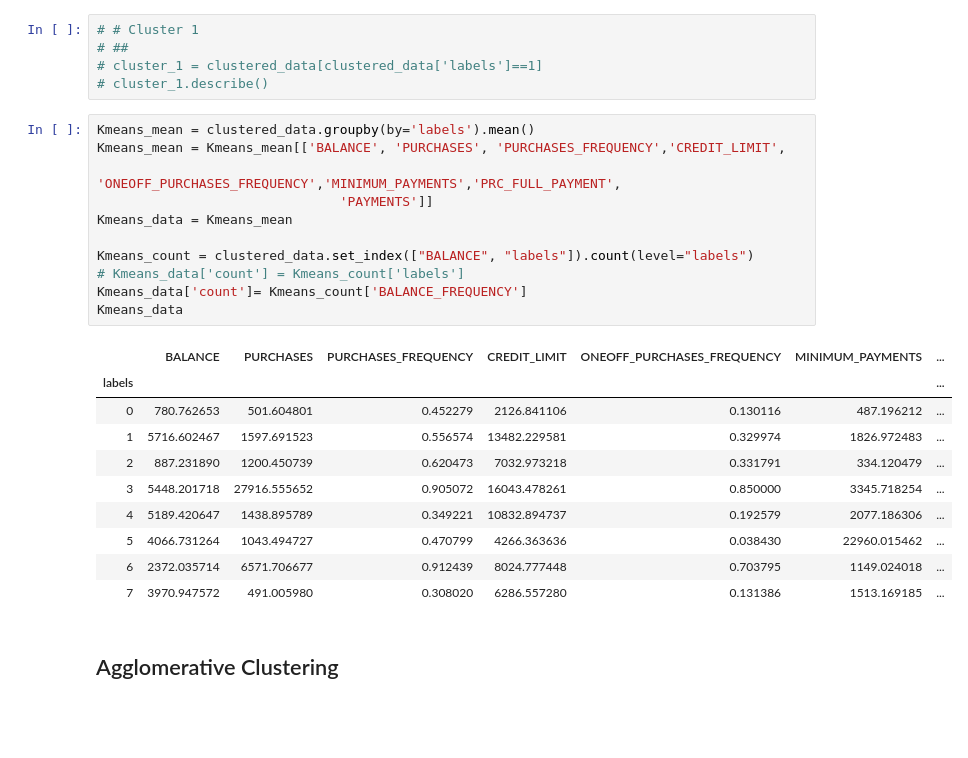
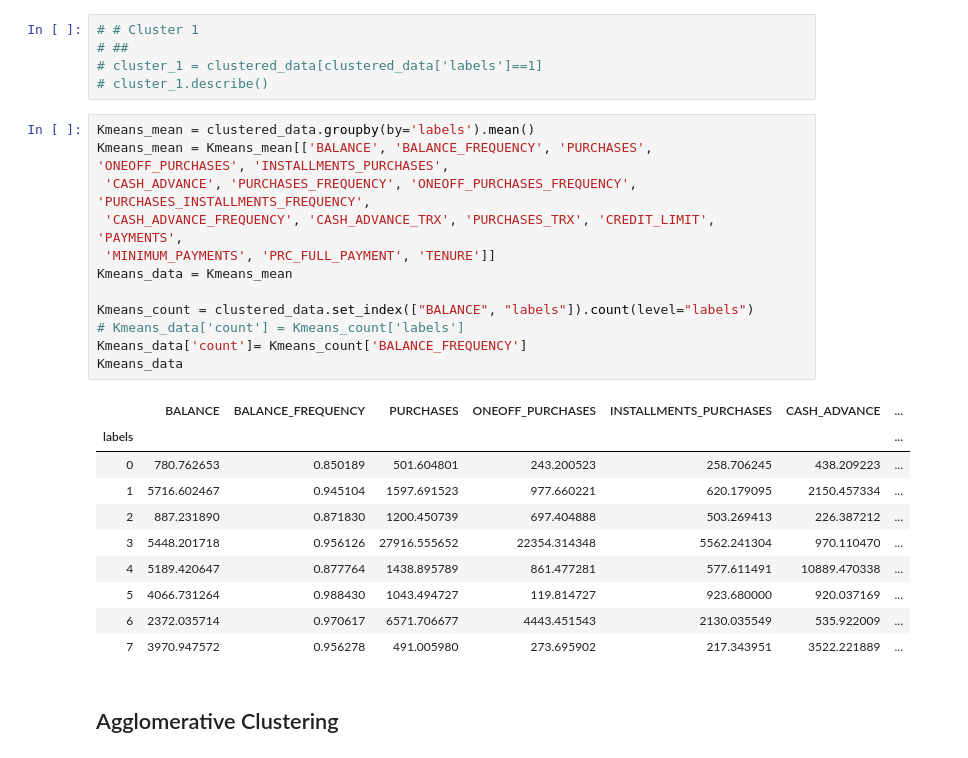
Before and after one commit to momoftw/FTW3-Day7, a Jupyter notebook: CreditCard_Clustering.ipynb, the cells around one changed output. Cells and saved outputs as stored; diff of their text form; blank space fills up the shorter version.

```diff
--- a/CreditCard_Clustering.ipynb
+++ b/CreditCard_Clustering.ipynb
@@ -136,26 +136,27 @@ plt.scatter(centers[:,0],centers[:,1], s=200, color='black')
 # cluster_1.describe()
 # %%
 Kmeans_mean = clustered_data.groupby(by='labels').mean()
-Kmeans_mean = Kmeans_mean[['BALANCE', 'PURCHASES', 'PURCHASES_FREQUENCY','CREDIT_LIMIT',
-                               'ONEOFF_PURCHASES_FREQUENCY','MINIMUM_PAYMENTS','PRC_FULL_PAYMENT',
-                               'PAYMENTS']]
+Kmeans_mean = Kmeans_mean[['BALANCE', 'BALANCE_FREQUENCY', 'PURCHASES', 'ONEOFF_PURCHASES', 'INSTALLMENTS_PURCHASES',
+ 'CASH_ADVANCE', 'PURCHASES_FREQUENCY', 'ONEOFF_PURCHASES_FREQUENCY', 'PURCHASES_INSTALLMENTS_FREQUENCY',
+ 'CASH_ADVANCE_FREQUENCY', 'CASH_ADVANCE_TRX', 'PURCHASES_TRX', 'CREDIT_LIMIT', 'PAYMENTS',
+ 'MINIMUM_PAYMENTS', 'PRC_FULL_PAYMENT', 'TENURE']]
 Kmeans_data = Kmeans_mean
 
 Kmeans_count = clustered_data.set_index(["BALANCE", "labels"]).count(level="labels")
 # Kmeans_data['count'] = Kmeans_count['labels']
 Kmeans_data['count']= Kmeans_count['BALANCE_FREQUENCY']
 Kmeans_data
 # %% [output]
-|  | BALANCE | PURCHASES | PURCHASES_FREQUENCY | CREDIT_LIMIT | ONEOFF_PURCHASES_FREQUENCY | MINIMUM_PAYMENTS | ... |
+|  | BALANCE | BALANCE_FREQUENCY | PURCHASES | ONEOFF_PURCHASES | INSTALLMENTS_PURCHASES | CASH_ADVANCE | ... |
 | labels |  |  |  |  |  |  | ... |
-| 0 | 780.762653 | 501.604801 | 0.452279 | 2126.841106 | 0.130116 | 487.196212 | ... |
-| 1 | 5716.602467 | 1597.691523 | 0.556574 | 13482.229581 | 0.329974 | 1826.972483 | ... |
-| 2 | 887.231890 | 1200.450739 | 0.620473 | 7032.973218 | 0.331791 | 334.120479 | ... |
-| 3 | 5448.201718 | 27916.555652 | 0.905072 | 16043.478261 | 0.850000 | 3345.718254 | ... |
-| 4 | 5189.420647 | 1438.895789 | 0.349221 | 10832.894737 | 0.192579 | 2077.186306 | ... |
-| 5 | 4066.731264 | 1043.494727 | 0.470799 | 4266.363636 | 0.038430 | 22960.015462 | ... |
-| 6 | 2372.035714 | 6571.706677 | 0.912439 | 8024.777448 | 0.703795 | 1149.024018 | ... |
-| 7 | 3970.947572 | 491.005980 | 0.308020 | 6286.557280 | 0.131386 | 1513.169185 | ... |
+| 0 | 780.762653 | 0.850189 | 501.604801 | 243.200523 | 258.706245 | 438.209223 | ... |
+| 1 | 5716.602467 | 0.945104 | 1597.691523 | 977.660221 | 620.179095 | 2150.457334 | ... |
+| 2 | 887.231890 | 0.871830 | 1200.450739 | 697.404888 | 503.269413 | 226.387212 | ... |
+| 3 | 5448.201718 | 0.956126 | 27916.555652 | 22354.314348 | 5562.241304 | 970.110470 | ... |
+| 4 | 5189.420647 | 0.877764 | 1438.895789 | 861.477281 | 577.611491 | 10889.470338 | ... |
+| 5 | 4066.731264 | 0.988430 | 1043.494727 | 119.814727 | 923.680000 | 920.037169 | ... |
+| 6 | 2372.035714 | 0.970617 | 6571.706677 | 4443.451543 | 2130.035549 | 535.922009 | ... |
+| 7 | 3970.947572 | 0.956278 | 491.005980 | 273.695902 | 217.343951 | 3522.221889 | ... |
 # %% [markdown]
 ## Agglomerative Clustering
 # %%
```
Also changed, not shown: parts of 4 cells of this notebook, 1 other file.
